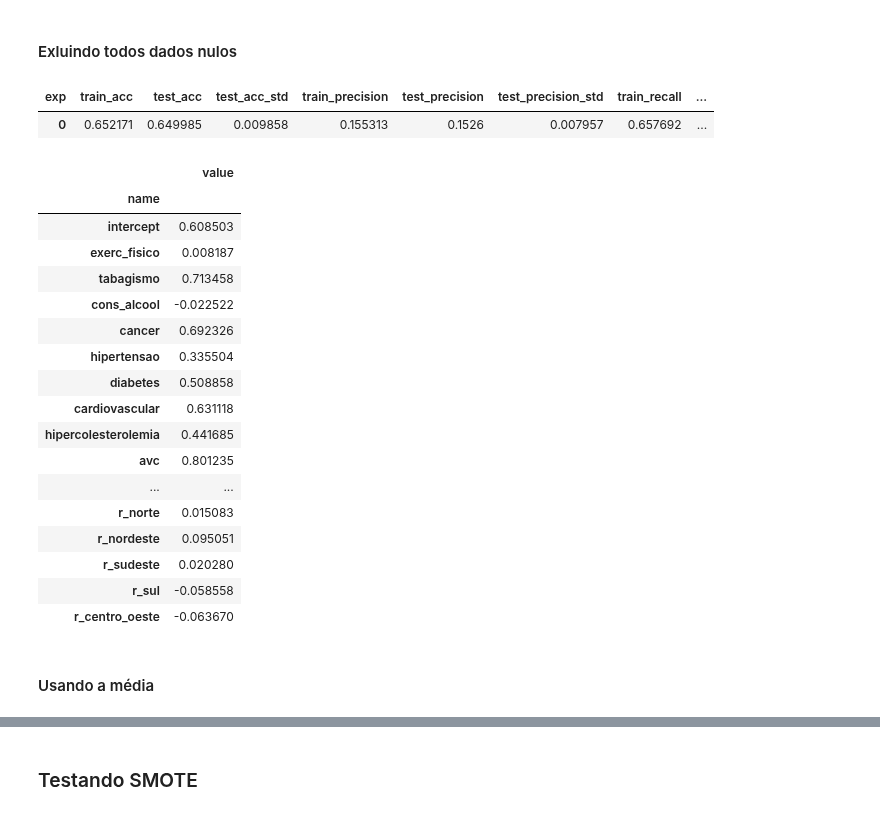
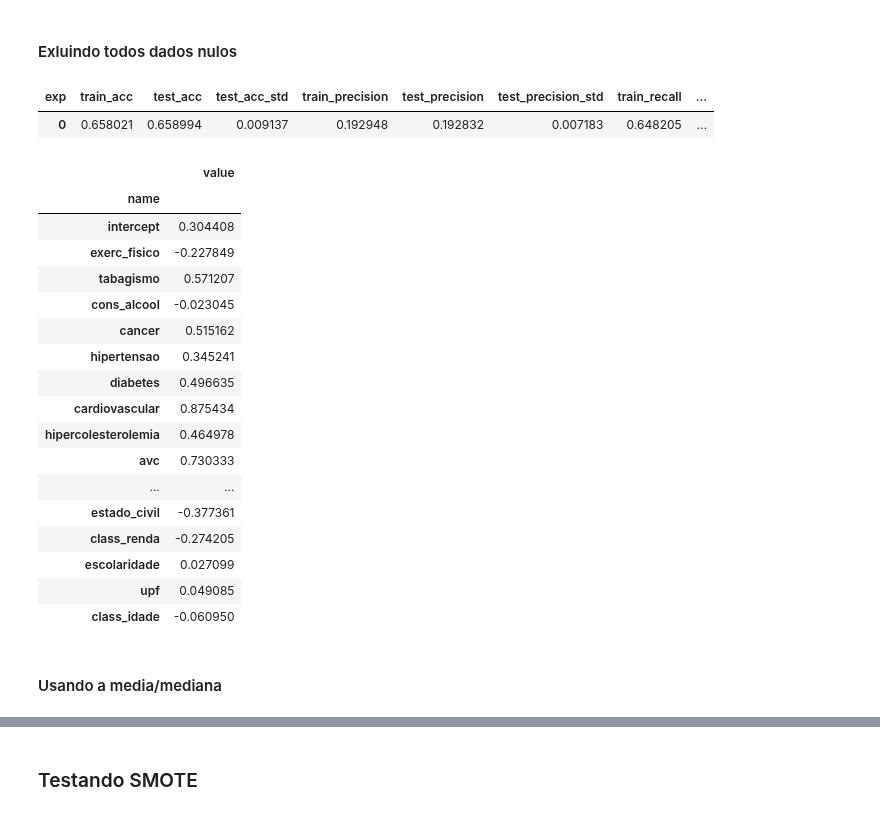
Before and after one commit to datasci4health/projects2023, a Jupyter notebook: DAGroup/notebooks/pns_depression_models.ipynb, the cells around one changed output, grey strips where cells are left out. Saved outputs shown, nothing was run; the diff lists cells and outputs as text; code cells hidden in the pictures.

```diff
--- a/DAGroup/notebooks/pns_depression_models.ipynb
+++ b/DAGroup/notebooks/pns_depression_models.ipynb
@@ -1,5 +1,4 @@
 # %%
-import pydot as pydot
 %load_ext autoreload
 %autoreload 2
 import sys
@@ -32,3 +31,9 @@ zip_pns = ZipFile(PNS_DATA)
 df = pd.read_csv(zip_pns.open(zip_pns.namelist()[0]), sep=",", low_memory=False)
 
 PATH_GEN_DATA = Path('generated_data/pns_data_models').resolve()
+
+def process_df(df_i, remove_na=True):
+    df_i = copy.deepcopy(df_i)
+    if remove_na:
+        df_i = df_i.dropna()
+    return df_i.drop(['r_norte', 'r_nordeste', 'r_sudeste', 'r_sul', 'r_centro_oeste'], axis=1)
@@ -144,8 +152,8 @@ df['exerc_fisico'] = np.where(df['P034'].isin([1.0]), 1, np.where(df['P034'] ==
 df['tabagismo'] = np.where(df['P050'].isin([1.0, 2.0]), 1, np.where(df['P050'] == 3.0, 0, np.nan))
 
 # Na literatura eles usam outra variável para analisar o consumo alcoolico
-df['cons_alcool'] = np.where(df['P02801'] >= 1, 1, 0)
-df['cons_alcool'] = np.where(df['P02801'].isna(), np.nan, df['cons_alcool'])
+# df['cons_alcool'] = np.where(df['P02801'] >= 1, 1, 0)
+# df['cons_alcool'] = np.where(df['P02801'].isna(), np.nan, df['cons_alcool'])
 
 # Olhar artigo 'Food consumption and depression among Brazilian adults: results from the Brazilian National Health Survey, 2013'
 df['cons_alcool'] = np.where(df['P027'].isin([2.0, 3.0]), 1, np.where(df['P027'] == 1.0, 0, np.nan))
@@ -403,7 +468,7 @@ df_importances_all = append_df_importances(df_importances_all, df_importances, '
 # %% [markdown]
 ### Modelo só com variáveis sociodemográficas
 # %%
-df_total = df_train_total[['sexo', 'estado_civil', 'escolaridade', 'class_idade', 'class_renda', 'r_norte', 'r_nordeste', 'r_sudeste', 'r_sul', 'r_centro_oeste', 'depression']].dropna()
+df_total = df_train_total[['sexo', 'estado_civil', 'escolaridade', 'class_idade', 'class_renda', 'depression']].dropna()
 X = df_total.drop('depression', axis=1)
 y = df_total['depression']
 
@@ -473,43 +535,42 @@ Name: depression, dtype: float64
 # %% [markdown]
 #### Exluindo todos dados nulos
 # %%
-df_total = copy.deepcopy(df_train_total)
-df_total = df_total.dropna()
+df_total = process_df(df_train_total)
 
 X = df_total.drop('depression', axis=1)
 y = df_total['depression']
 
 model = LogisticRegression(max_iter=1000, class_weight='balanced', random_state=42)
 
 model, df_metrics = run_model_dep_classification(model, X, y)
 df_importances = create_df_importances(X.columns, model.coef_[0], model.intercept_[0])
 
 display(df_metrics)
 display(df_importances)
 
 df_metrics_all = append_df_metrics(df_metrics_all, df_metrics, 'log_all_dropna')
 df_importances_all = append_df_importances(df_importances_all, df_importances, 'log_all_dropna')
 # %% [output]
 | exp | train_acc | test_acc | test_acc_std | train_precision | test_precision | test_precision_std | train_recall | ... |
-| 0 | 0.652171 | 0.649985 | 0.009858 | 0.155313 | 0.1526 | 0.007957 | 0.657692 | ... |
+| 0 | 0.658021 | 0.658994 | 0.009137 | 0.192948 | 0.192832 | 0.007183 | 0.648205 | ... |
 |  | value |
 | name |  |
-| intercept | 0.608503 |
-| exerc_fisico | 0.008187 |
-| tabagismo | 0.713458 |
-| cons_alcool | -0.022522 |
-| cancer | 0.692326 |
-| hipertensao | 0.335504 |
-| diabetes | 0.508858 |
-| cardiovascular | 0.631118 |
-| hipercolesterolemia | 0.441685 |
-| avc | 0.801235 |
+| intercept | 0.304408 |
+| exerc_fisico | -0.227849 |
+| tabagismo | 0.571207 |
+| cons_alcool | -0.023045 |
+| cancer | 0.515162 |
+| hipertensao | 0.345241 |
+| diabetes | 0.496635 |
+| cardiovascular | 0.875434 |
+| hipercolesterolemia | 0.464978 |
+| avc | 0.730333 |
 | ... | ... |
-| r_norte | 0.015083 |
-| r_nordeste | 0.095051 |
-| r_sudeste | 0.020280 |
-| r_sul | -0.058558 |
-| r_centro_oeste | -0.063670 |
+| estado_civil | -0.377361 |
+| class_renda | -0.274205 |
+| escolaridade | 0.027099 |
+| upf | 0.049085 |
+| class_idade | -0.060950 |
 # %% [markdown]
-#### Usando a média
+#### Usando a media/mediana
 # %%
```
Also changed, not shown: parts of 16 cells of this notebook, 8 other files.
